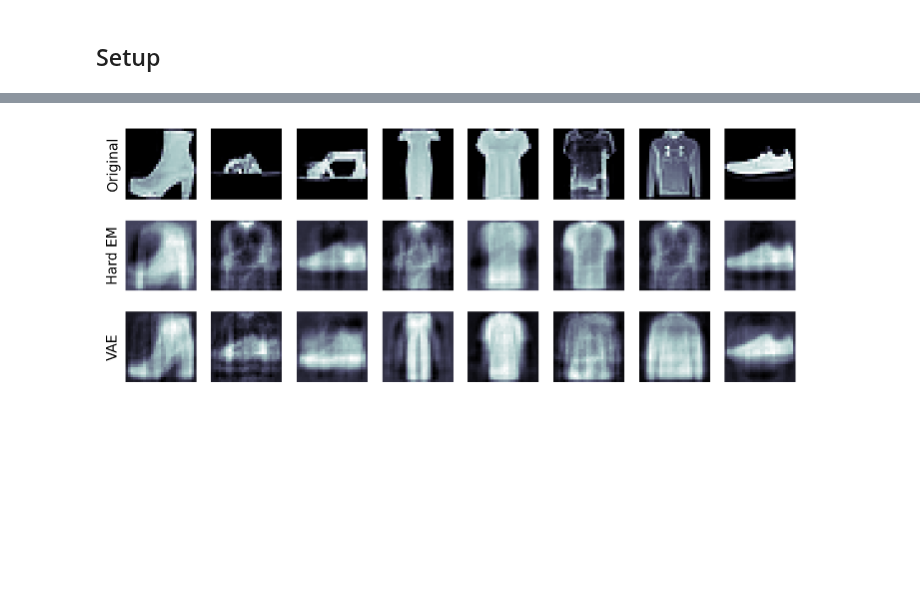
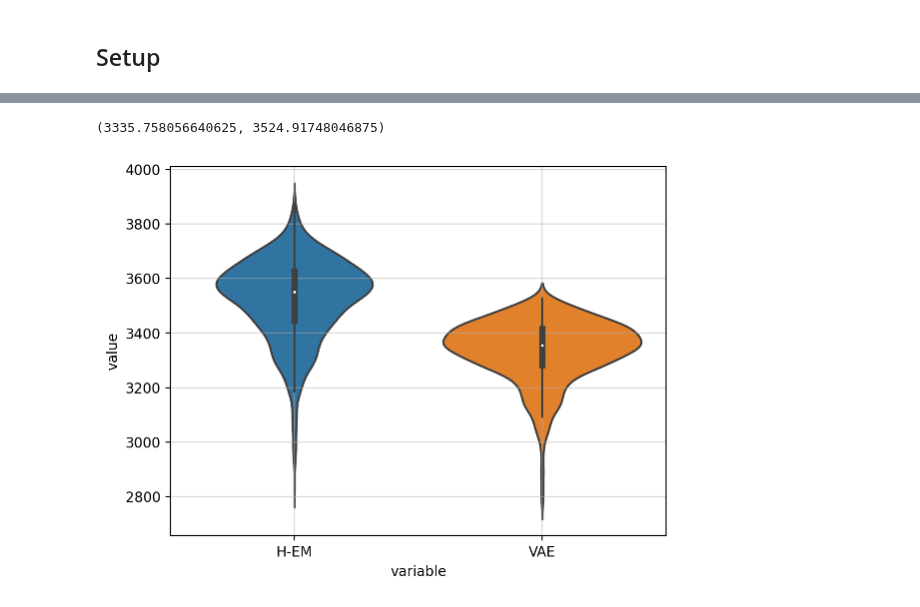
Before and after one commit to gerdm/hard-em-lvm, a Jupyter notebook: notebooks/12-hard-em-ipl-vae.ipynb, the cells around one changed output, grey strips where cells are left out. Drawn from its saved outputs; the diff is of its cells as text; code cells hidden in the pictures; blank space fills up the shorter version.

```diff
--- a/notebooks/12-hard-em-ipl-vae.ipynb
+++ b/notebooks/12-hard-em-ipl-vae.ipynb
@@ -359,24 +199,17 @@ axs[2, 0].set_ylabel("VAE");
-# %%
-ixs_test = jax.random.choice(key_choice, len(X_train), (n_samples,))
-fig, axs = plt.subplots(3, n_samples, figsize=(7, 3.0))
-
-cmap = "bone"
-for ax, ix, key in zip(axs.T, ixs_test, keys_is):
-    obs = X_train[ix]
-    mean_x, var_x = decoder.apply(params_decoder, z_decoder_learned[ix])
-    _, _, (mean_x_vae, logvar_x_vae) = model.apply(params_vae, obs, key)
-
-    ax[0].imshow(obs.reshape(28, 28), cmap=cmap)
-    ax[1].imshow(mean_x.reshape(28, 28), cmap=cmap)
-    ax[2].imshow(mean_x_vae.reshape(28, 28), cmap=cmap)
-
-    for axi in ax:
-        clean_axis(axi)
-
-plt.tight_layout()
-
-axs[0, 0].set_ylabel("Original")
-axs[1, 0].set_ylabel("Hard EM")
-axs[2, 0].set_ylabel("VAE");
-# %% [output]
-[figure, removed]
+# %%
+keys_test = jax.random.split(key_test, len(X_test))
+vmap_neg_iwmll = jax.vmap(hlax.training.neg_iwmll, (0, 0, None, 0, None, None, None))
+# %%
+mll_vae = -vmap_neg_iwmll(keys_test, vae_res["params"], params_decoder_vae, X_test, q_encoder, decoder, 50)
+mll_hem = -vmap_neg_iwmll(keys_test, hem_res["params"], params_decoder_hem, X_test, q_encoder, decoder, 50)
+# %%
+mll_vae.mean().item(), mll_hem.mean().item()
+# %% [output]
+(3335.758056640625, 3524.91748046875)
+# %%
+res = pd.DataFrame(np.c_[mll_hem, mll_vae], columns=["H-EM", "VAE"])
+# %%
+sns.violinplot(res.melt(), x="variable", y="value")
+plt.grid(alpha=0.5)
+# %% [output]
+[figure, added]
```
Also changed, not shown: parts of 36 cells of this notebook, 1 other file.
